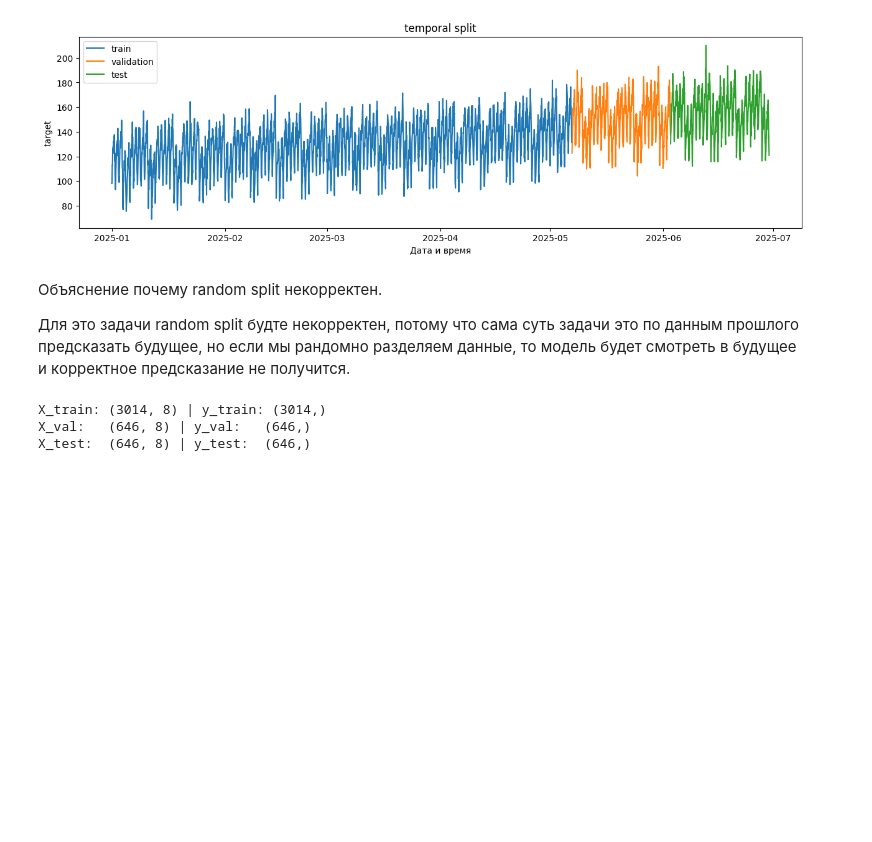
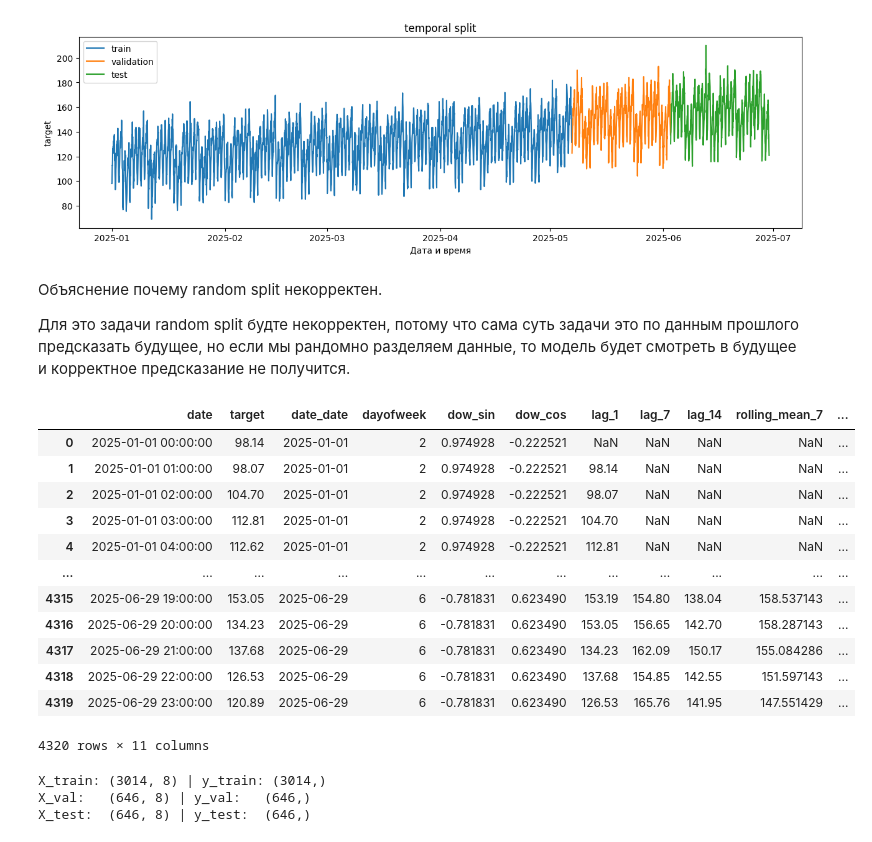
Before and after one commit to 7efirochka/aie-student-prod, a Jupyter notebook: homeworks/HW12/HW12.ipynb, the cells around one changed output. Drawn from its saved outputs; the diff is of its cells as text; code cells hidden in the pictures; blank space fills up the shorter version.

```diff
--- a/homeworks/HW12/HW12.ipynb
+++ b/homeworks/HW12/HW12.ipynb
@@ -223,16 +223,32 @@ def add_calendar_features(df):
 # %%
 def add_lag_features(df, target_col = "target"):
     out = df.copy()
 
-    for lag in [1, 7, 14]:
-        out[f"lag_{lag}"] = out[target_col].shift(lag)
+    out['lag_1'] = out[target_col].shift(1)
+    out['lag_7'] = out[target_col].shift(7)
+    out['lag_14'] = out[target_col].shift(14)
 
     out["rolling_mean_7"] = out[target_col].shift(1).rolling(window = 7).mean()
     out["rolling_std_7"] = out[target_col].shift(1).rolling(window = 7).std()
     return out
 
 features_df = add_calendar_features(ds)
 features_df = add_lag_features(features_df)
+features_df
+# %% [output]
+|  | date | target | date_date | dayofweek | dow_sin | dow_cos | lag_1 | lag_7 | lag_14 | rolling_mean_7 | ... |
+| 0 | 2025-01-01 00:00:00 | 98.14 | 2025-01-01 | 2 | 0.974928 | -0.222521 | NaN | NaN | NaN | NaN | ... |
+| 1 | 2025-01-01 01:00:00 | 98.07 | 2025-01-01 | 2 | 0.974928 | -0.222521 | 98.14 | NaN | NaN | NaN | ... |
+| 2 | 2025-01-01 02:00:00 | 104.70 | 2025-01-01 | 2 | 0.974928 | -0.222521 | 98.07 | NaN | NaN | NaN | ... |
+| 3 | 2025-01-01 03:00:00 | 112.81 | 2025-01-01 | 2 | 0.974928 | -0.222521 | 104.70 | NaN | NaN | NaN | ... |
+| 4 | 2025-01-01 04:00:00 | 112.62 | 2025-01-01 | 2 | 0.974928 | -0.222521 | 112.81 | NaN | NaN | NaN | ... |
+| ... | ... | ... | ... | ... | ... | ... | ... | ... | ... | ... | ... |
+| 4315 | 2025-06-29 19:00:00 | 153.05 | 2025-06-29 | 6 | -0.781831 | 0.623490 | 153.19 | 154.80 | 138.04 | 158.537143 | ... |
+| 4316 | 2025-06-29 20:00:00 | 134.23 | 2025-06-29 | 6 | -0.781831 | 0.623490 | 153.05 | 156.65 | 142.70 | 158.287143 | ... |
+| 4317 | 2025-06-29 21:00:00 | 137.68 | 2025-06-29 | 6 | -0.781831 | 0.623490 | 134.23 | 162.09 | 150.17 | 155.084286 | ... |
+| 4318 | 2025-06-29 22:00:00 | 126.53 | 2025-06-29 | 6 | -0.781831 | 0.623490 | 137.68 | 154.85 | 142.55 | 151.597143 | ... |
+| 4319 | 2025-06-29 23:00:00 | 120.89 | 2025-06-29 | 6 | -0.781831 | 0.623490 | 126.53 | 165.76 | 141.95 | 147.551429 | ... |
+4320 rows × 11 columns
 # %%
 features_df = features_df.dropna().reset_index(drop = True)
 # %%
```
